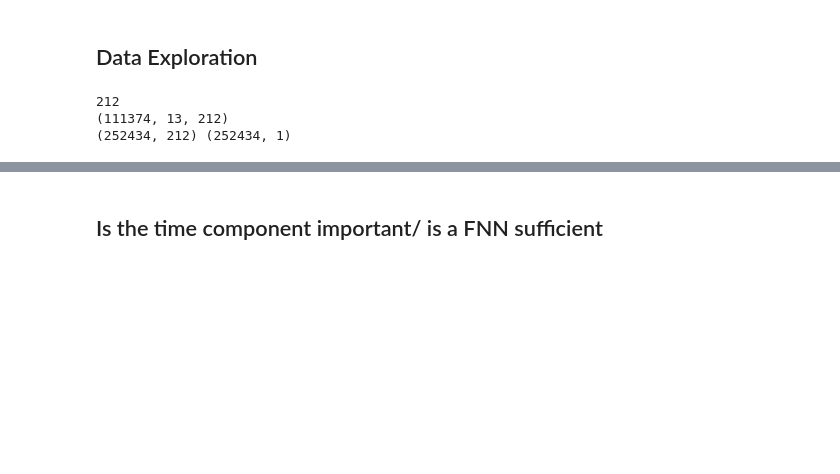
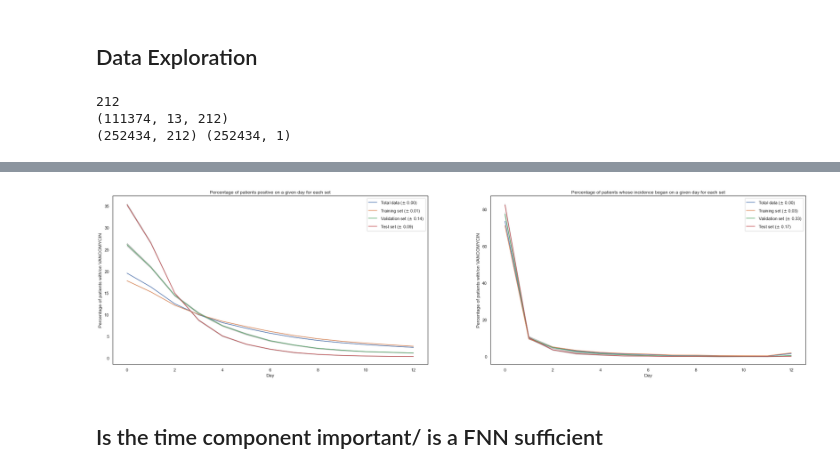
Before and after one commit to moskast/mimic_model, a Jupyter notebook: test.ipynb, the cells around one changed output, grey strips where cells are left out. Saved outputs shown, nothing was run; the diff lists cells and outputs as text; code cells hidden in the pictures; blank space fills up the shorter version.

```diff
--- a/test.ipynb
+++ b/test.ipynb
@@ -144,0 +97,81 @@ The total kurtosis of Test set is 1.12 with 61.48 % of events occuring between d
+# %%
+def plot_data_distribution(n_time_steps, seeds,  save_fig = True):
+    labels = ["Total data", "Training set", "Validation set", "Test set"]
+    message = "The total kurtosis of {0} is {1:.2f} with {2:.2f} % of events occuring between days 0 and 2"
+    pos_dict = dict()
+    total_pos_dict = dict()
+
+    for label in labels:
+        pos_dict[label] = []
+        total_pos_dict[label] = []
+
+    for seed in seeds:
+        print(f'{seed=}')
+        y_train = load_pickle_file('train_targets', target, folder + f'_{seed}')
+        y_val = load_pickle_file('validation_targets', target, folder + f'_{seed}')
+        y_test = load_pickle_file('test_targets', target, folder + f'_{seed}')
+        y_total = np.concatenate([y_train, y_val, y_test], axis=0)
+
+        sets = [y_total, y_train, y_val, y_test]
+        for y, label in zip(sets, labels):
+            y_vector = np.nansum(y, axis=0).squeeze()
+            # print(message.format(label, kurtosis(y_vector), 100*int(np.sum(y_vector[0:2]))/np.sum(y_vector)))
+            y_vector *= 100/y_vector.sum()
+            pos_dict[label].append(y_vector)
+
+            pos_y_total = y[np.nansum(y.squeeze(), axis=1) == 1]
+            (days_total, value_counts_total) = np.unique(np.nanargmax(pos_y_total, axis=1), return_counts=True)
+            day_value_dict_total = dict(zip(np.arange(n_time_steps), np.zeros(n_time_steps)))
+            for i in range(len(days_total)):
+                day_value_dict_total[days_total[i]] = value_counts_total[i]
+            y_vector_total_pos = np.array(list(day_value_dict_total.values()))
+            y_vector_total_pos = y_vector_total_pos * 100/y_vector_total_pos.sum()
+            total_pos_dict[label].append(y_vector_total_pos)
+
+    plt.figure(figsize = (32,8))
+    sns.set(style="white")
+    sns.despine(left=True, bottom=True)
+
+    ## TOTAL
+
+    ### When do people have incidents?
+
+    # number of people who are positive on a given day
+    plt.subplot(1, 2, 1)
+    plt.title('Percentage of patients positive on a given day for each set')
+    plt.ylabel('Percentage of patients with/on {0}'.format(target))
+    plt.xlabel('Day')
+
+    x = np.arange(n_time_steps)
+    for label in pos_dict.keys():
+        mean_y = np.mean(pos_dict[label], axis=0)
+        std_y = np.std(pos_dict[label], axis=0)
+        upper_y = np.minimum(mean_y + std_y, 100)
+        lower_y = np.maximum(mean_y - std_y, 0)
+        plt.plot(x, mean_y, label=label + r' ($\pm$ %0.2f)' % (np.mean(std_y)))
+        plt.fill_between(x, lower_y, upper_y, color='black', alpha=.2)
+    plt.legend()
+
+    # first incident - number of people who had their first incident on a given day
+    plt.subplot(1,2,2)
+    plt.title('Percentage of patients whose incidence began on a given day for each set')
+    plt.ylabel('Percentage of patients with/on {0}'.format(target))
+    plt.xlabel('Day')
+    for label in pos_dict.keys():
+        mean_y = np.mean(total_pos_dict[label], axis=0)
+        std_y = np.std(total_pos_dict[label], axis=0)
+        upper_y = np.minimum(mean_y + std_y, 100)
+        lower_y = np.maximum(mean_y - std_y, 0)
+        plt.plot(x, mean_y, label=label + r' ($\pm$ %0.2f)' % (np.mean(std_y)))
+        plt.fill_between(x, lower_y, upper_y, color='black', alpha=.2)
+
+    plt.legend()
+
+    if save_fig:
+        plt.savefig(f'{figure_dir}/{target}_Set_Distributions.{figure_format}',
+                    format=figure_format, dpi=300, bbox_inches='tight')
+    else:
+        plt.show()
+
+plot_data_distribution(TIME_STEPS, seeds, False)
+# %% [output]
@@ -145,3 +183,4 @@ The total kurtosis of Test set is 1.12 with 61.48 % of events occuring between d
+[figure, added]
 # %%
 def get_model_name(model_type, mimic_version, target, n_time_steps, seed):
     return f'{model_type}_{mimic_version}_{target}_{n_time_steps}_{seed}'
```
Also changed, not shown: parts of 9 cells of this notebook, 6 other files.
